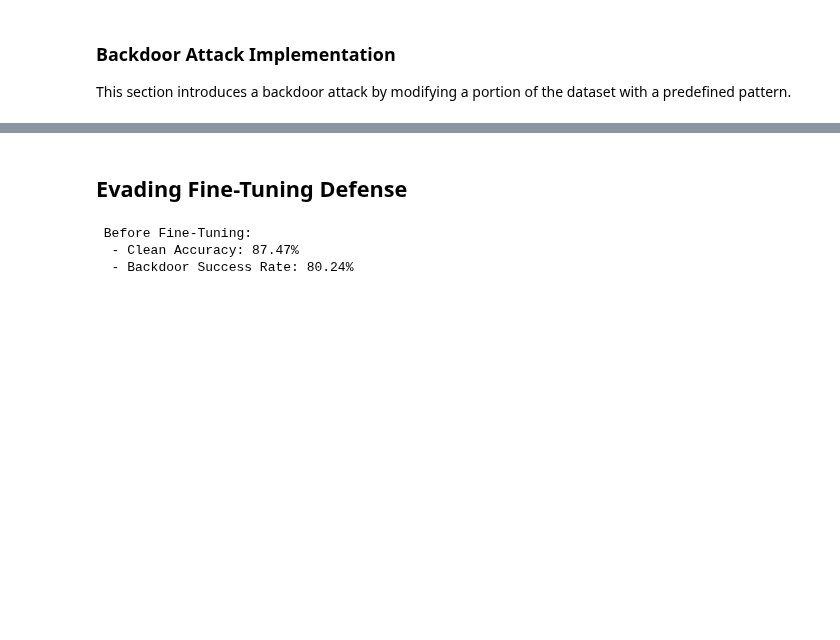
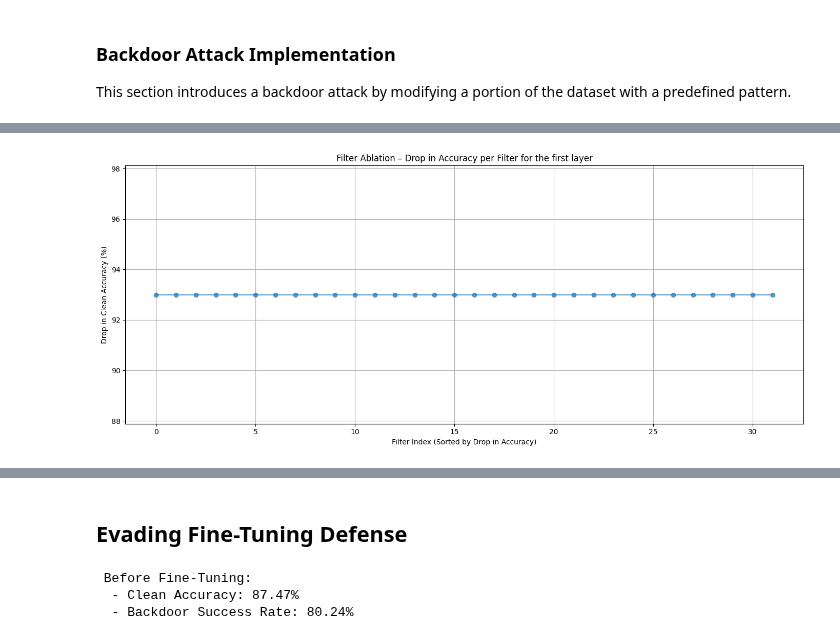
Before and after one commit to oumnia-boudersa/Handcrafted-Backdoors-in-Deep-Neural-Networks-Implementation, a Jupyter notebook: handcrafted_backdoor_attack_cnn.ipynb, the cells around one changed output, grey strips where cells are left out. Saved outputs shown, nothing was run; the diff lists cells and outputs as text; code cells hidden in the pictures; blank space fills up the shorter version.

```diff
--- a/handcrafted_backdoor_attack_cnn.ipynb
+++ b/handcrafted_backdoor_attack_cnn.ipynb
@@ -228,0 +405,25 @@ plt.show()
+# %%
+import pandas as pd
+import matplotlib.pyplot as plt
+
+# Replace this with your actual path
+csv_path = 'profile/activations/cifar10/ResNet18/base/filter_ablations.checkerboard.csv'
+
+# Load the CSV
+df = pd.read_csv(csv_path, header=None)
+df.columns = ['Layer', 'FilterIdx', 'DropInAcc', 'CleanAcc', 'BackdoorAcc']
+
+# Optional: sort by accuracy drop
+df_sorted = df.sort_values(by='DropInAcc', ascending=False).reset_index(drop=True)
+
+# Plot
+plt.figure(figsize=(14, 6))
+plt.plot(df_sorted['DropInAcc'], marker='o', linestyle='-', alpha=0.7)
+plt.title("Filter Ablation – Drop in Accuracy per Filter for the first layer")
+plt.xlabel("Filter Index (Sorted by Drop in Accuracy)")
+plt.ylabel("Drop in Clean Accuracy (%)")
+plt.grid(True)
+plt.tight_layout()
+plt.show()
+# %% [output]
+[figure, added]
```
Also changed, not shown: parts of 28 cells of this notebook.
